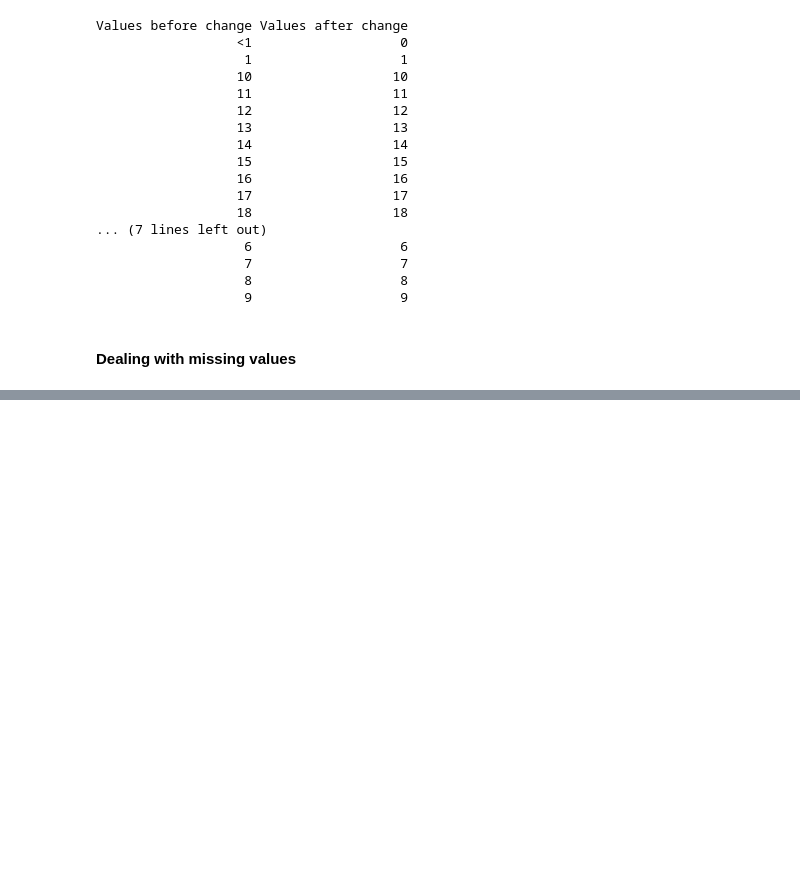
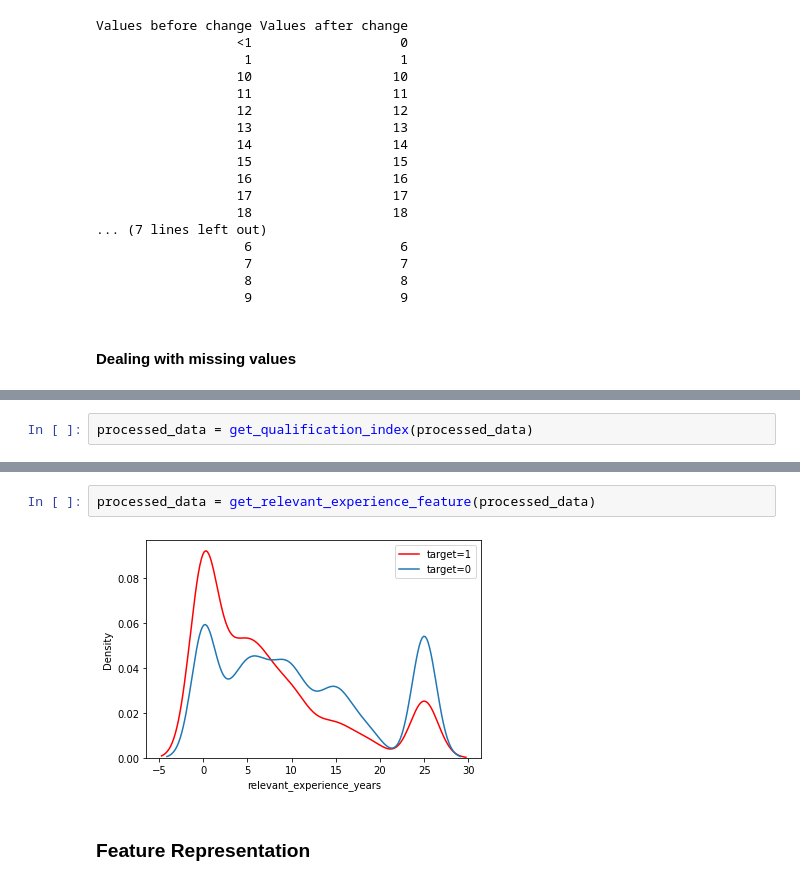
Before and after one commit to BarGanor/ml_project, a Jupyter notebook: project_part_1.ipynb, the cells around one changed output, grey strips where cells are left out. Saved outputs shown, nothing was run; the diff lists cells and outputs as text; blank space fills up the shorter version.

```diff
--- a/project_part_1.ipynb
+++ b/project_part_1.ipynb
@@ -139,0 +151,2 @@ dtype: int64
+# %%
+processed_data = get_qualification_index(processed_data)
@@ -139,0 +166,6 @@ dtype: int64
+# %%
+processed_data = get_relevant_experience_feature(processed_data)
+# %% [output]
+[figure, added]
+# %% [markdown]
+### Feature Representation
```
Also changed, not shown: parts of 22 cells of this notebook, 9 other files.
